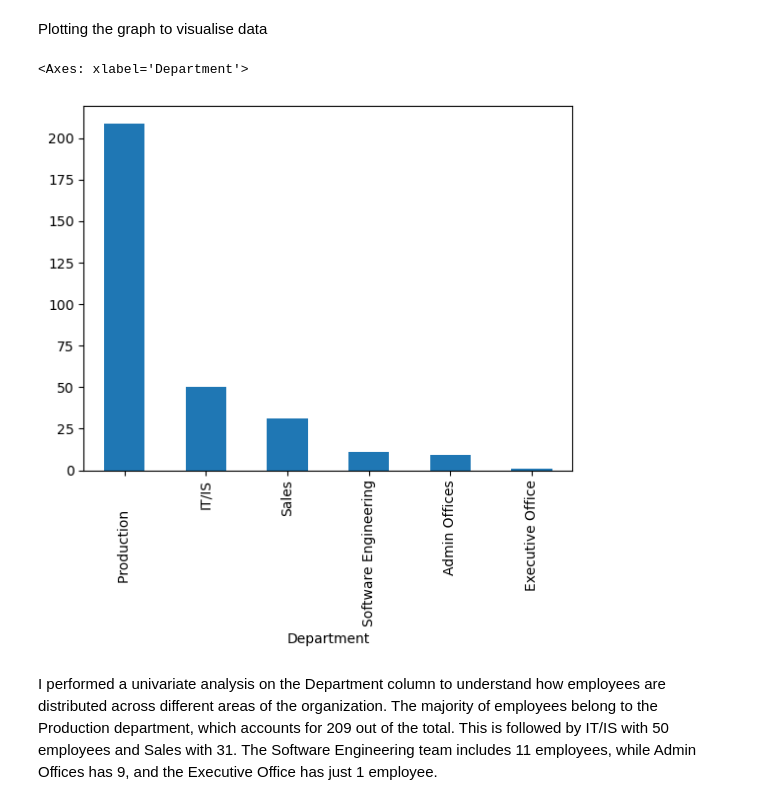
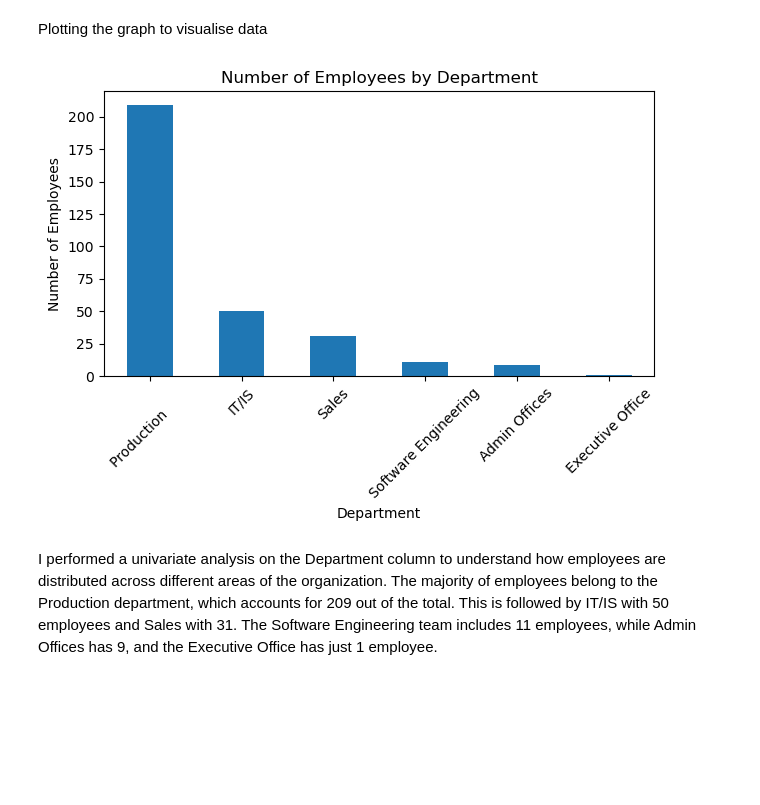
Before and after one commit to akisharbnsn/CohortB_Career_Analysis, a Jupyter notebook: lubnaa_eda.ipynb, the cells around one changed output. Saved outputs shown, nothing was run; the diff lists cells and outputs as text; code cells hidden in the pictures; blank space fills up the shorter version.

```diff
--- a/lubnaa_eda.ipynb
+++ b/lubnaa_eda.ipynb
@@ -298,10 +293,16 @@ Name: count, dtype: int64
 # %% [markdown]
 Plotting the graph to visualise data
 # %%
-attendence_performance_df['Department'].value_counts().plot(kind='bar')
+Department_count.plot(kind='bar')
+
+plt.title('Number of Employees by Department')
+plt.xlabel('Department')
+plt.ylabel('Number of Employees')
+plt.xticks(rotation=45)
+plt.tight_layout()
+plt.show()
 # %% [output]
-<Axes: xlabel='Department'>
-[figure, old version]
+[figure, new version]
 # %% [markdown]
 I performed a univariate analysis on the Department column to understand how employees are distributed across different areas of the organization. The majority of employees belong to the Production department, which accounts for 209 out of the total. This is followed by IT/IS with 50 employees and Sales with 31. The Software Engineering team includes 11 employees, while Admin Offices has 9, and the Executive Office has just 1 employee.
 # %% [markdown]
```
Also changed, not shown: parts of 60 cells of this notebook.
